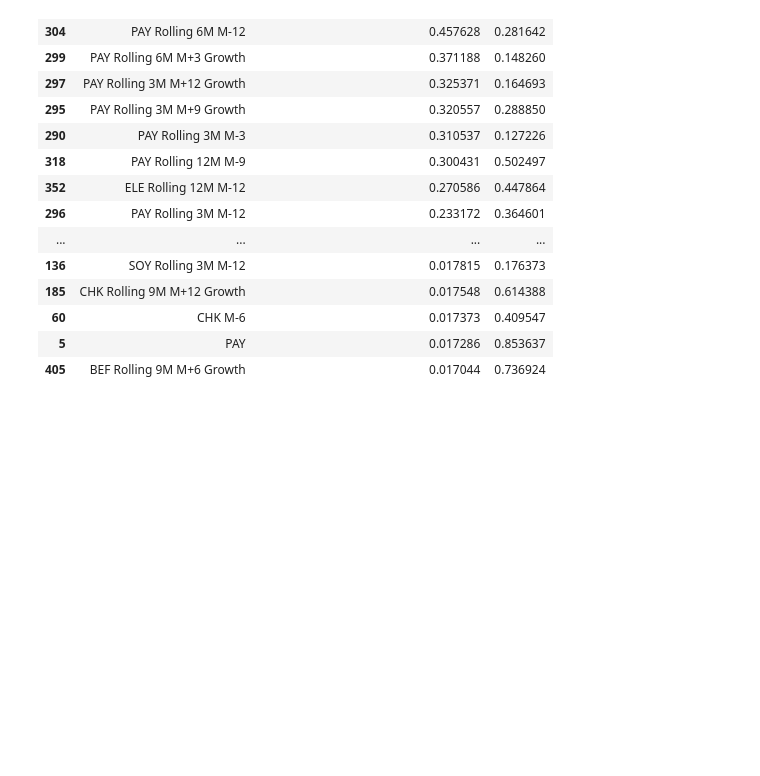
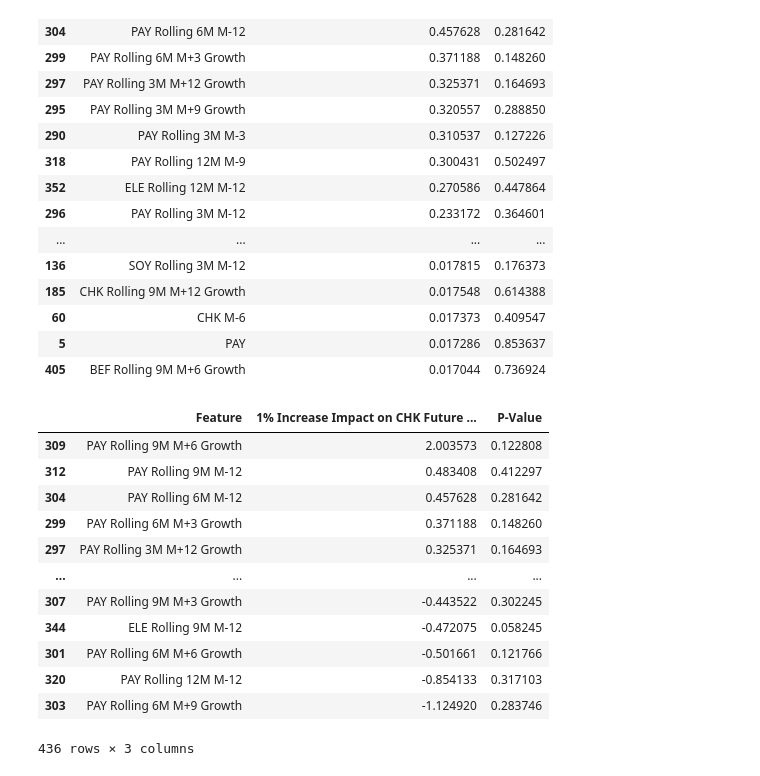
Before and after one commit to angelo-gayanelo/BarnGPT, a Jupyter notebook: Commodities Trader.ipynb, the cells around one changed output. Saved outputs shown, nothing was run; the diff lists cells and outputs as text; code cells hidden in the pictures; blank space fills up the shorter version.

```diff
--- a/Commodities Trader.ipynb
+++ b/Commodities Trader.ipynb
@@ -341,3 +341,19 @@ Cross-Validated MAPE Scores: [ 8.69298878  6.35834346  6.5784128   7.34358121 10
 | 60 | CHK M-6 | 0.017373 | 0.409547 |
 | 5 | PAY | 0.017286 | 0.853637 |
 | 405 | BEF Rolling 9M M+6 Growth | 0.017044 | 0.736924 |
+# %%
+impact_df[impact_df['P-Value'] > 0.05]
+# %% [output]
+|  | Feature | 1% Increase Impact on CHK Future ... | P-Value |
+| 309 | PAY Rolling 9M M+6 Growth | 2.003573 | 0.122808 |
+| 312 | PAY Rolling 9M M-12 | 0.483408 | 0.412297 |
+| 304 | PAY Rolling 6M M-12 | 0.457628 | 0.281642 |
+| 299 | PAY Rolling 6M M+3 Growth | 0.371188 | 0.148260 |
+| 297 | PAY Rolling 3M M+12 Growth | 0.325371 | 0.164693 |
+| ... | ... | ... | ... |
+| 307 | PAY Rolling 9M M+3 Growth | -0.443522 | 0.302245 |
+| 344 | ELE Rolling 9M M-12 | -0.472075 | 0.058245 |
+| 301 | PAY Rolling 6M M+6 Growth | -0.501661 | 0.121766 |
+| 320 | PAY Rolling 12M M-12 | -0.854133 | 0.317103 |
+| 303 | PAY Rolling 6M M+9 Growth | -1.124920 | 0.283746 |
+436 rows × 3 columns
```
